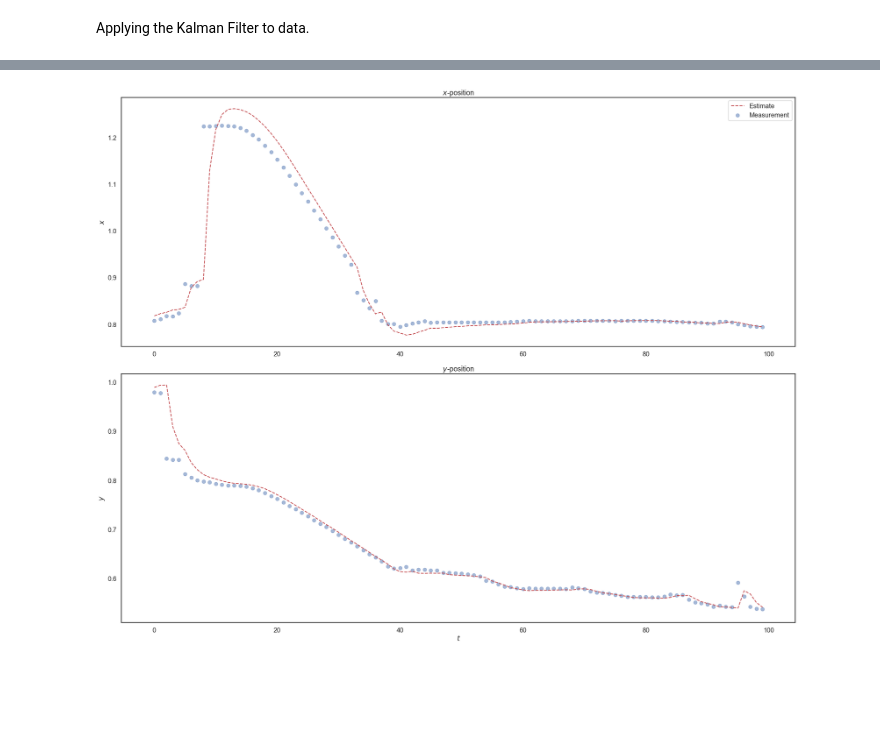
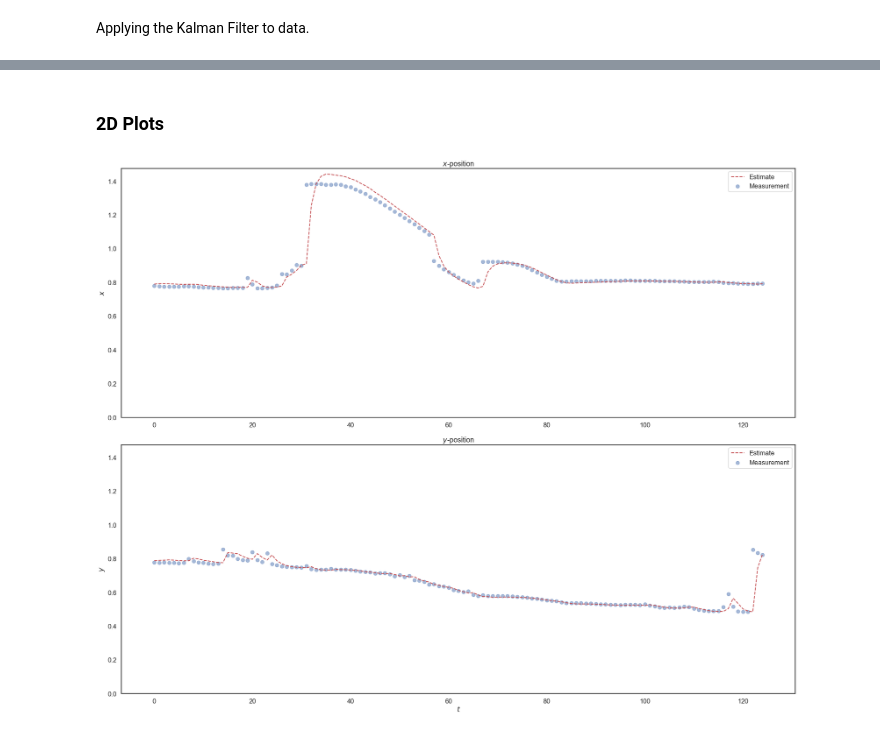
Before and after one commit to messiest/kalman-filter, a Jupyter notebook: kalman-filter.ipynb, the cells around one changed output, grey strips where cells are left out. Drawn from its saved outputs; the diff is of its cells as text; code cells hidden in the pictures; blank space fills up the shorter version.

Commit message:
updated notebook, added directory for assets and sub-directories for assets and resources

```diff
--- a/kalman-filter.ipynb
+++ b/kalman-filter.ipynb
@@ -80,11 +87,13 @@ def gauss_pdf(X, M, S):
 Set time step.
 # %%
 dt = .1
+# %%
+noise = 2.5
 # %% [markdown]
 Initialize state matrices.
 # %%
 X = np.array([[0.0], [0.0], [dt], [dt]])
-P = np.diag((dt, dt, dt, dt))
+P = np.diag((noise, noise, noise, noise))
 A = np.array([[1, 0, dt , 0], [0, 1, 0, dt], [0, 0, 1, 0], [0, 0, 0, 1]])
 Q = np.eye(X.shape[0])
 B = np.eye(X.shape[0])
@@ -117,6 +126,6 @@ for i, row in pbar:
     dY = Y - IM
     mse += np.sum(np.power(Y - IM, 2)) / np.size(Y)
 
-    pbar.desc = f"MSE = {mse:.2f}"
+    pbar.desc = f"Cummulative MSE = {mse:.2f}"
 # %% [output]
 [interactive output not drawn]
@@ -122,0 +136,21 @@ for i, row in pbar:
+# %%
+fig = plt.figure(figsize=(20, 10))
+ax = fig.gca(projection='3d')
+
+# 3d plot
+ax.scatter3D(obs.index, obs['x'], obs['y'], label="Measurement", marker='o', color='b', lw=2)
+ax.plot3D(pred.index, pred['x'], pred['y'], label="Estimate", linestyle='--', color='r', lw=2)
+
+ax.set(
+    title='Robot Location',
+    xlabel='\nTime',
+    ylabel='\n$x$',
+    zlabel='\n$y$',
+    xlim=(0, ax.get_xlim()[1]),
+    ylim=(0, ax.get_ylim()[1]),
+    zlim=(0, ax.get_zlim()[1]),
+)
+
+plt.legend()
+plt.tight_layout()
+plt.savefig(r'assets/figures/3D-plots.png');
@@ -123,25 +159,30 @@ for i, row in pbar:
+# %% [markdown]
+### 2D Plots
 # %%
+plt.close()
 fig, (ax1, ax2) = plt.subplots(2, 1, figsize=(25, 20))
 
 ax1.plot(pred.index, pred['x'], label="Estimate", linestyle='--', color='r', lw=2)
 ax1.scatter(obs.index, obs['x'], label="Measurement", marker='o', lw=1, alpha=.5)
 
 ax1.set(
     title="$x$-position",
     ylabel="$x$",
+    ylim=(0, ax.get_ylim()[1]),
 )
 ax1.legend()
 
 ax2.plot(pred.index, pred['y'], label="Estimate", linestyle='--', color='r', lw=2)
 ax2.scatter(obs.index, obs['y'], label="Measurement", marker='o', lw=1, alpha=.5)
 
 ax2.set(
     title="$y$-position",
     xlabel="$t$",
     ylabel="$y$",
+    ylim=(0, ax.get_ylim()[1]),
 )
-
-# ax2.legend()
-plt.tight_layout();
+ax2.legend()
+plt.tight_layout()
+plt.savefig(r'assets/figures/2D-plots.png');
 # %% [output]
-[figure, old version]
+[figure, new version]
```
Also changed, not shown: parts of 10 cells of this notebook, 4 other files.
